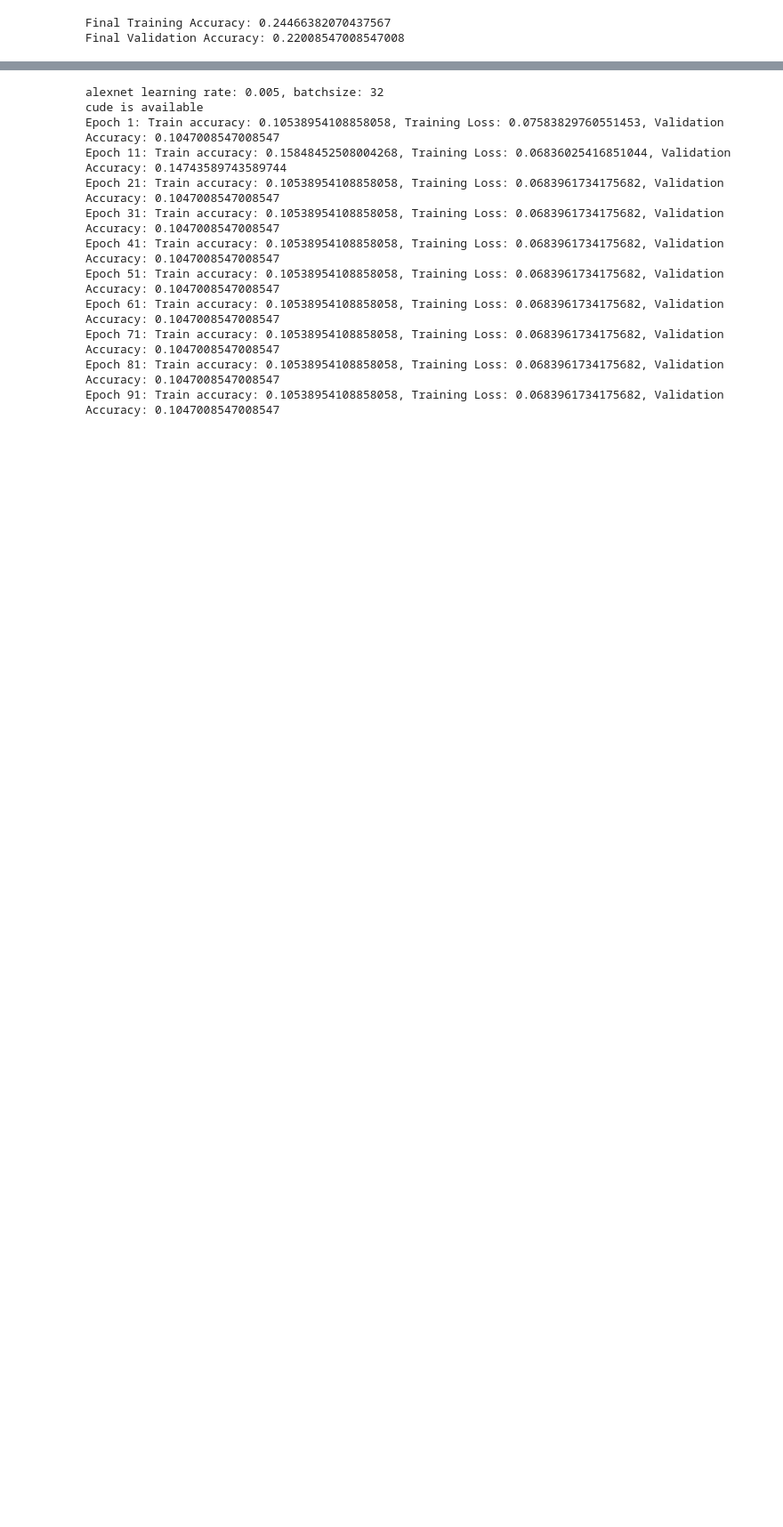
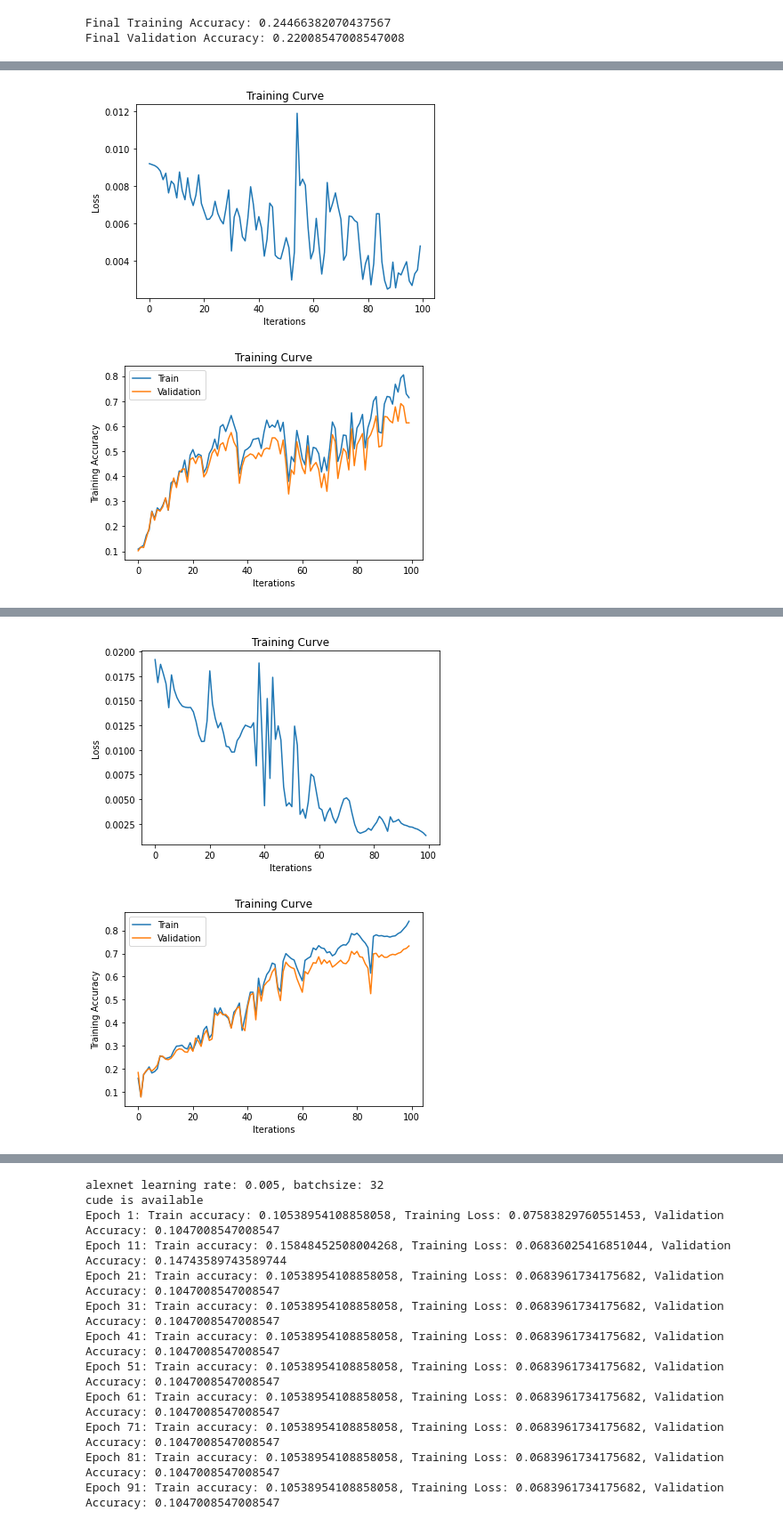
Before and after one commit to rozariot/Waste-Classification-Project, a Jupyter notebook: WasteClassificationProject.ipynb, the cells around one changed output, grey strips where cells are left out. Shown at 89% size. Saved outputs shown, nothing was run; the diff lists cells and outputs as text; code cells hidden in the pictures; blank space fills up the shorter version.

Commit message:
Addition AlexNet tuning with ANN, fixed acc_label
Signed-off-by: Kobi Nauenberg <kobi.nauenberg@mail.utoronto.ca>

```diff
--- a/WasteClassificationProject.ipynb
+++ b/WasteClassificationProject.ipynb
@@ -403,3 +404,13 @@ Epoch 100: Train accuracy: 0.24466382070437567, Training Loss: 0.014367578551173
 [figure]
 Final Training Accuracy: 0.24466382070437567
 Final Validation Accuracy: 0.22008547008547008
+# %%
+lr_bs=[[.003,256],[.001,128],[.001,256],[.0005,64],[.0005,128],[.0005,256]]
+for lrbs in lr_bs:
+    print("alexnet learning rate: {}, batchsize: {}".format(lrbs[0],lrbs[1]))
+    alexNetClassify = Waste_Classifier_ANN(name="Waste_AlexNetMLP_CNN_"+str(lrbs[0])+"_"+str(lrbs[1]))
+    if use_cuda and torch.cuda.is_available():
+      print("cude is available")
+      alexNetClassify = alexNetClassify.cuda()
+    train(alexNetClassify, feature_train_set, feature_val_set, batch_size=lrbs[1], num_epochs=100, learning_rate=lrbs[0])
+# %% [output]
@@ -405,0 +429,2 @@ Final Validation Accuracy: 0.22008547008547008
+[figure, added]
+[figure, added]
@@ -405,0 +445,2 @@ Final Validation Accuracy: 0.22008547008547008
+[figure, added]
+[figure, added]
```
Also changed, not shown: parts of 5 cells of this notebook.
